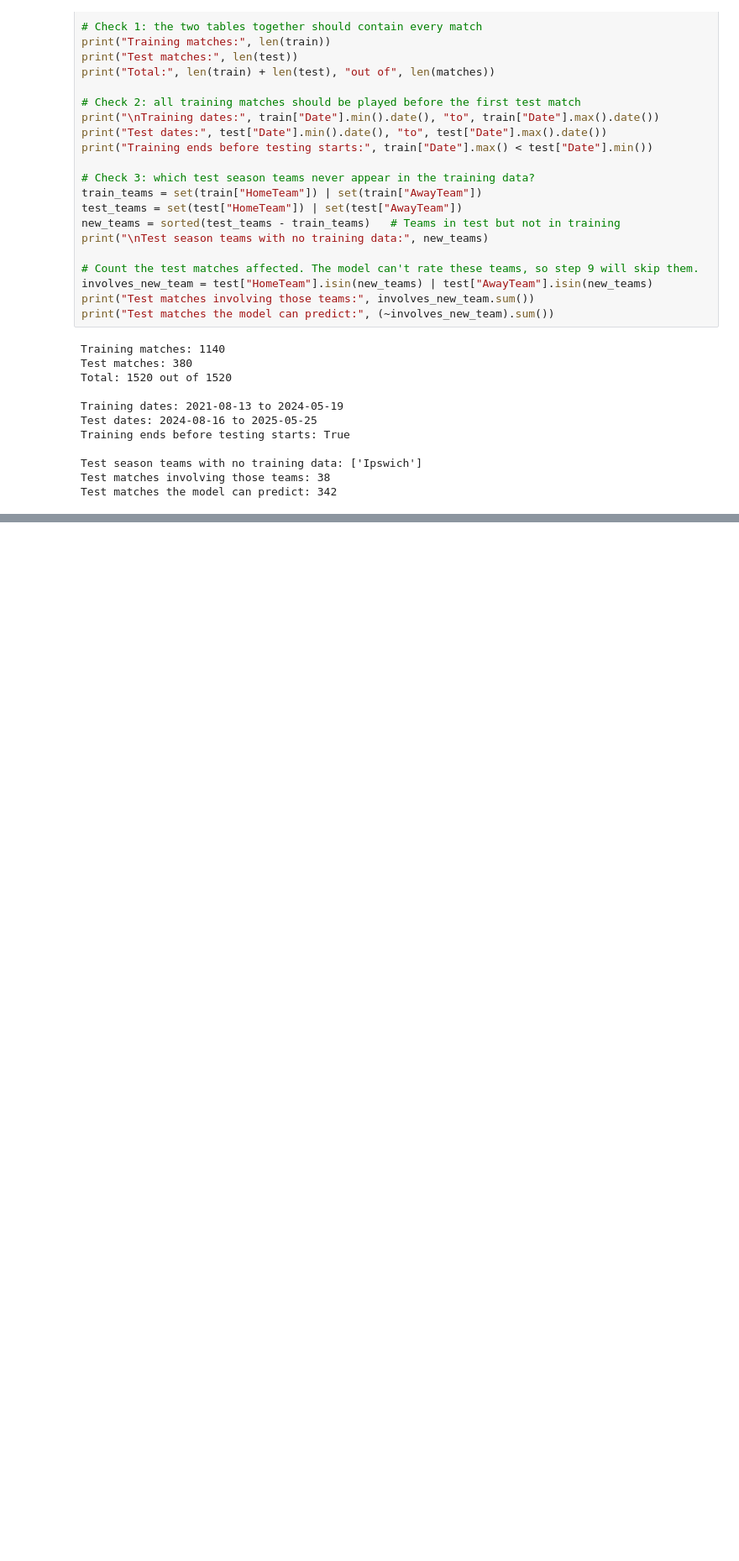
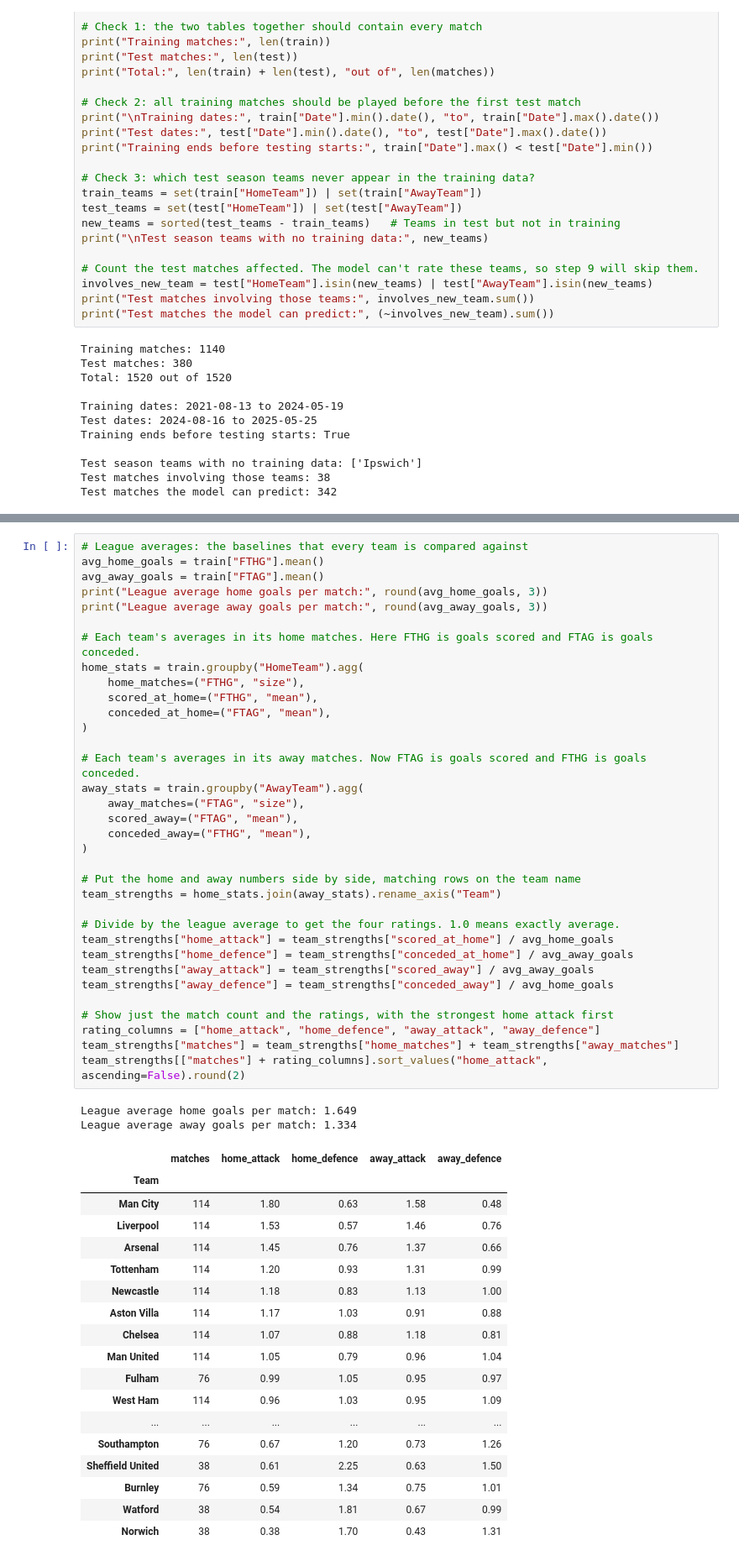
Before and after one commit to Yurieb/premier-league-match-predictor, a Jupyter notebook: football_model.ipynb, the cells around one changed output, grey strips where cells are left out. Shown at 84% size. Saved outputs shown, nothing was run; the diff lists cells and outputs as text; blank space fills up the shorter version.

```diff
--- a/football_model.ipynb
+++ b/football_model.ipynb
@@ -640,0 +654,55 @@ Test matches the model can predict: 342
+# %%
+# League averages: the baselines that every team is compared against
+avg_home_goals = train["FTHG"].mean()
+avg_away_goals = train["FTAG"].mean()
+print("League average home goals per match:", round(avg_home_goals, 3))
+print("League average away goals per match:", round(avg_away_goals, 3))
+
+# Each team's averages in its home matches. Here FTHG is goals scored and FTAG is goals conceded.
+home_stats = train.groupby("HomeTeam").agg(
+    home_matches=("FTHG", "size"),
+    scored_at_home=("FTHG", "mean"),
+    conceded_at_home=("FTAG", "mean"),
+)
+
+# Each team's averages in its away matches. Now FTAG is goals scored and FTHG is goals conceded.
+away_stats = train.groupby("AwayTeam").agg(
+    away_matches=("FTAG", "size"),
+    scored_away=("FTAG", "mean"),
+    conceded_away=("FTHG", "mean"),
+)
+
+# Put the home and away numbers side by side, matching rows on the team name
+team_strengths = home_stats.join(away_stats).rename_axis("Team")
+
+# Divide by the league average to get the four ratings. 1.0 means exactly average.
+team_strengths["home_attack"] = team_strengths["scored_at_home"] / avg_home_goals
+team_strengths["home_defence"] = team_strengths["conceded_at_home"] / avg_away_goals
+team_strengths["away_attack"] = team_strengths["scored_away"] / avg_away_goals
+team_strengths["away_defence"] = team_strengths["conceded_away"] / avg_home_goals
+
+# Show just the match count and the ratings, with the strongest home attack first
+rating_columns = ["home_attack", "home_defence", "away_attack", "away_defence"]
+team_strengths["matches"] = team_strengths["home_matches"] + team_strengths["away_matches"]
+team_strengths[["matches"] + rating_columns].sort_values("home_attack", ascending=False).round(2)
+# %% [output]
+League average home goals per match: 1.649
+League average away goals per match: 1.334
+|  | matches | home_attack | home_defence | away_attack | away_defence |
+| Team |  |  |  |  |  |
+| Man City | 114 | 1.80 | 0.63 | 1.58 | 0.48 |
+| Liverpool | 114 | 1.53 | 0.57 | 1.46 | 0.76 |
+| Arsenal | 114 | 1.45 | 0.76 | 1.37 | 0.66 |
+| Tottenham | 114 | 1.20 | 0.93 | 1.31 | 0.99 |
+| Newcastle | 114 | 1.18 | 0.83 | 1.13 | 1.00 |
+| Aston Villa | 114 | 1.17 | 1.03 | 0.91 | 0.88 |
+| Chelsea | 114 | 1.07 | 0.88 | 1.18 | 0.81 |
+| Man United | 114 | 1.05 | 0.79 | 0.96 | 1.04 |
+| Fulham | 76 | 0.99 | 1.05 | 0.95 | 0.97 |
+| West Ham | 114 | 0.96 | 1.03 | 0.95 | 1.09 |
+| ... | ... | ... | ... | ... | ... |
+| Southampton | 76 | 0.67 | 1.20 | 0.73 | 1.26 |
+| Sheffield United | 38 | 0.61 | 2.25 | 0.63 | 1.50 |
+| Burnley | 76 | 0.59 | 1.34 | 0.75 | 1.01 |
+| Watford | 38 | 0.54 | 1.81 | 0.67 | 0.99 |
+| Norwich | 38 | 0.38 | 1.70 | 0.43 | 1.31 |
```
Also changed, not shown: parts of 3 cells of this notebook.
